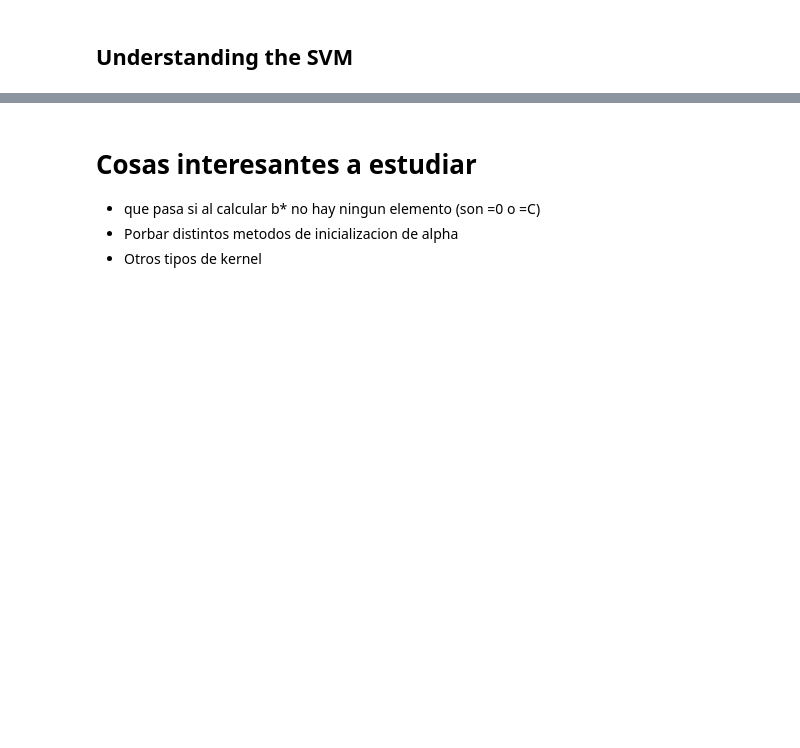
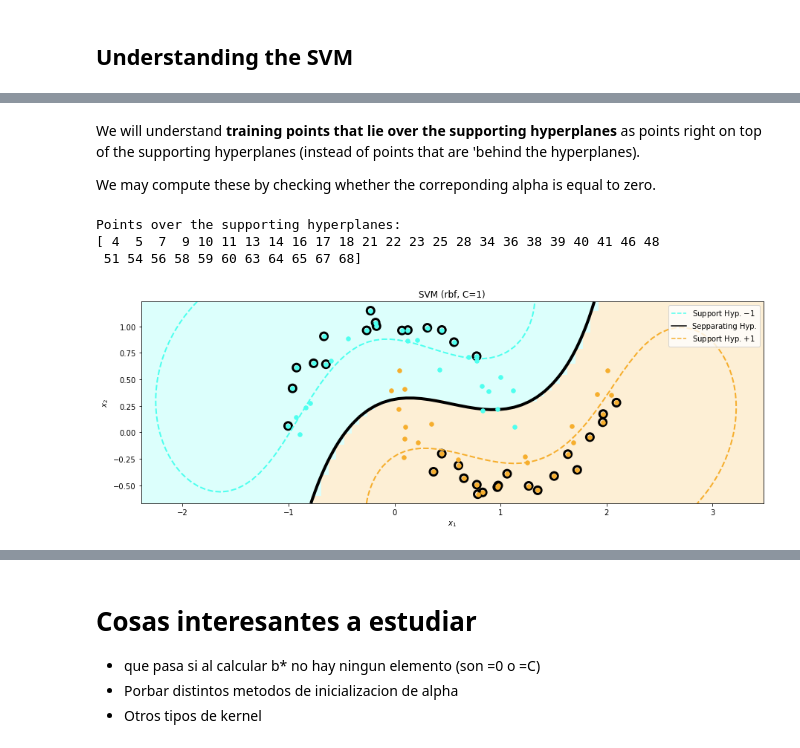
Before and after one commit to fjsaezm/mcd-maaa, a Jupyter notebook: P1/SMO.ipynb, the cells around one changed output, grey strips where cells are left out. Cells and saved outputs as stored; diff of their text form; code cells hidden in the pictures; blank space fills up the shorter version.

```diff
--- a/P1/SMO.ipynb
+++ b/P1/SMO.ipynb
@@ -371,0 +496,24 @@ plot_svc(x, y, model_my)
+# %% [markdown]
+We will understand **training points that lie over the supporting hyperplanes** as points right on top of the supporting hyperplanes (instead of points that are 'behind the hyperplanes).
+
+We may compute these by checking whether the correponding alpha is equal to zero.
+# %%
+def show_points_overs_supporting_planes(x_tr, y_tr, x_te, y_te, C=1, gamma='scale', kernel='rbf', tol=0.0001):
+    # Model definition, training and prediction
+    model = MySVC(C=C, gamma=gamma, tol=tol, kernel=kernel)
+    model.fit(x_tr, y_tr)
+
+    # Compute the bad and well classified training points
+    over_indexes = np.array([ i for i, a in enumerate(model.a) if a == 0])
+    print('Points over the supporting hyperplanes: \n{}'.format(over_indexes))
+
+    # Plot
+    plot_svc(x_tr, y_tr, model, plot_support_vectors=False)
+    highlight_points(x_tr[over_indexes], 'k')
+
+show_points_overs_supporting_planes(x_tr, y_tr, x_te, y_te)
+# %% [output]
+Points over the supporting hyperplanes:
+[ 4  5  7  9 10 11 13 14 16 17 18 21 22 23 25 28 34 36 38 39 40 41 46 48
+ 51 54 56 58 59 60 63 64 65 67 68]
+[figure, added]
```
Also changed, not shown: parts of 16 cells of this notebook, 1 other file.
